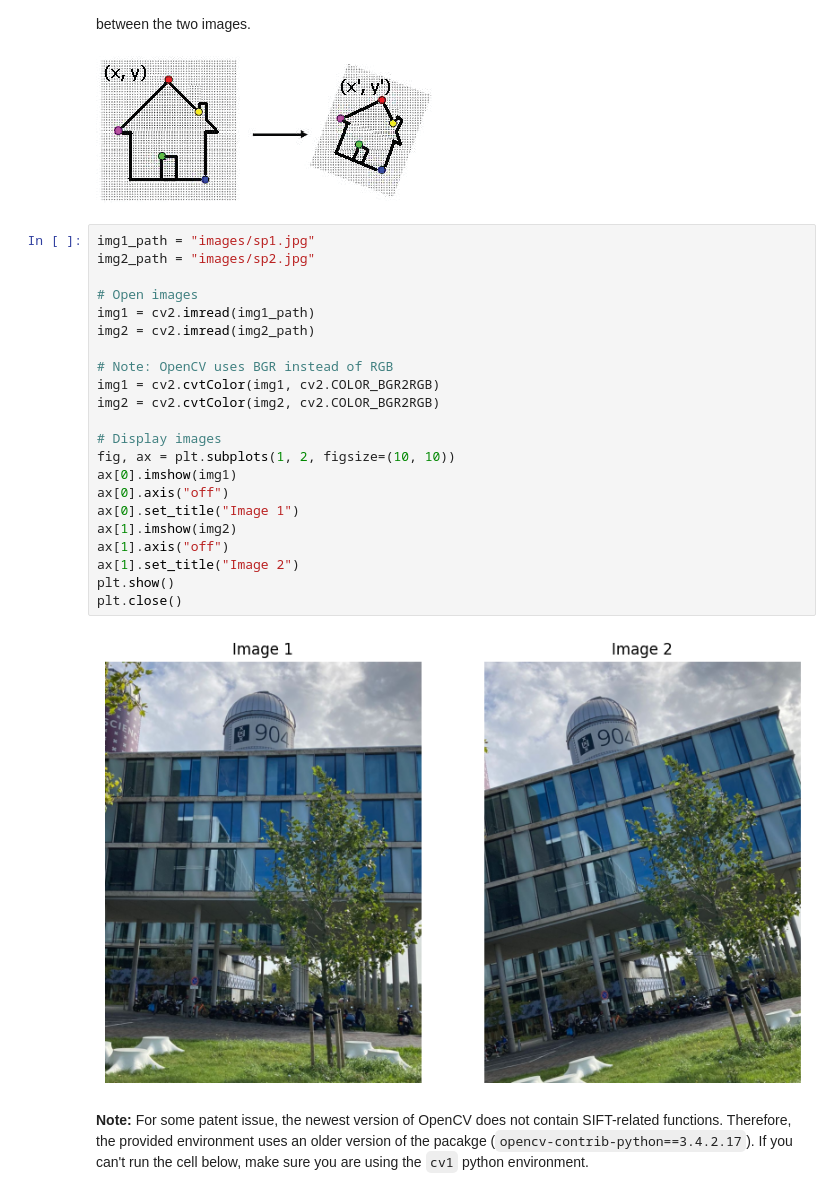
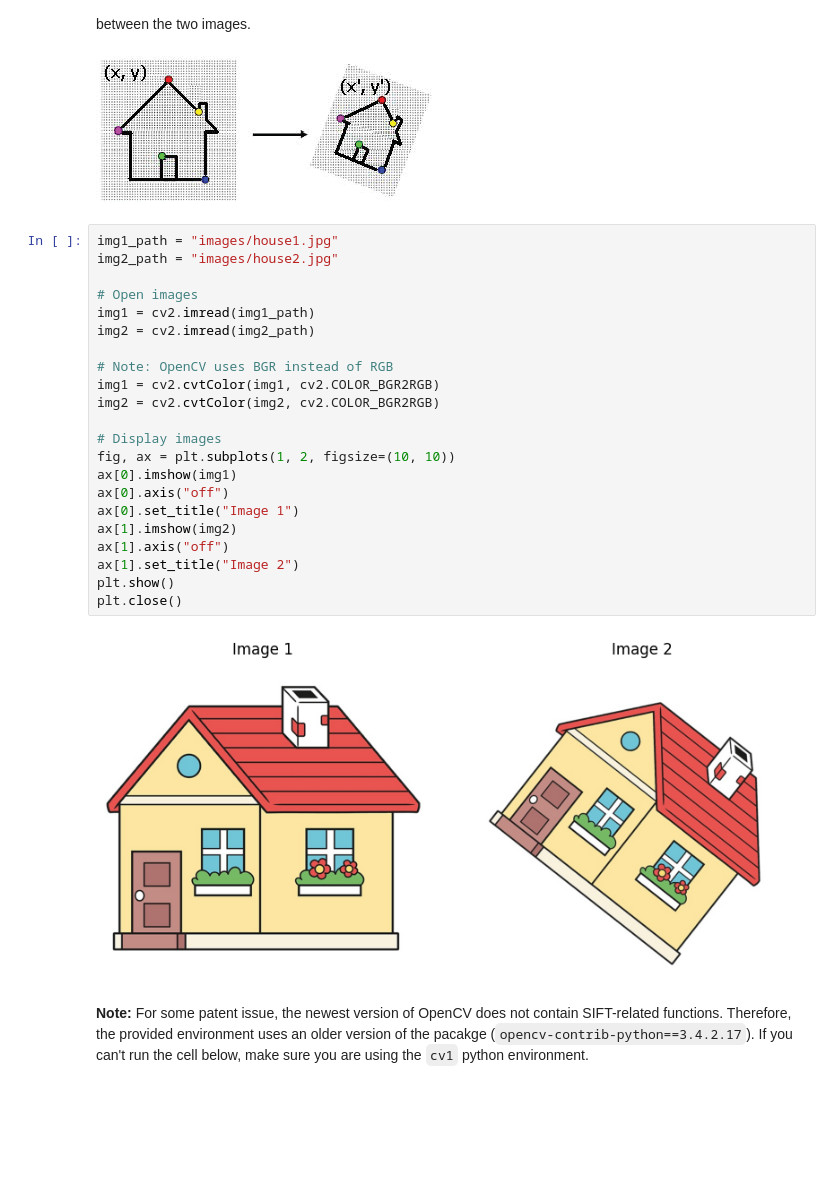
Before and after one commit to dqmis/uva_cv1, a Jupyter notebook: notebooks/Lab4.ipynb, the cells around one changed output. Cells and saved outputs as stored; diff of their text form; blank space fills up the shorter version.

```diff
--- a/notebooks/Lab4.ipynb
+++ b/notebooks/Lab4.ipynb
@@ -120,29 +121,29 @@ Note, nearest neighbors does not mean you have to classify points. The problem i
 Create a function that takes image pairs `sp1.png` and `sp2.png` as input, and return the keypoint matchings between the two images. <br><br>
 ![affine.png](embedded-picture-1)
 # %%
-img1_path = "images/sp1.jpg"
-img2_path = "images/sp2.jpg"
+img1_path = "images/house1.jpg"
+img2_path = "images/house2.jpg"
 
 # Open images
 img1 = cv2.imread(img1_path)
 img2 = cv2.imread(img2_path)
 
 # Note: OpenCV uses BGR instead of RGB
 img1 = cv2.cvtColor(img1, cv2.COLOR_BGR2RGB)
 img2 = cv2.cvtColor(img2, cv2.COLOR_BGR2RGB)
 
 # Display images
 fig, ax = plt.subplots(1, 2, figsize=(10, 10))
 ax[0].imshow(img1)
 ax[0].axis("off")
 ax[0].set_title("Image 1")
 ax[1].imshow(img2)
 ax[1].axis("off")
 ax[1].set_title("Image 2")
 plt.show()
 plt.close()
 # %% [output]
-[figure, old version]
+[figure, new version]
 # %% [markdown]
 **Note:** For some patent issue, the newest version of OpenCV does not contain SIFT-related functions. Therefore, the provided environment uses an older version of the pacakge (`opencv-contrib-python==3.4.2.17`). If you can't run the cell below, make sure you are using the `cv1` python environment.
 # %%
```
Also changed, not shown: parts of 13 cells of this notebook, 3 other files.
